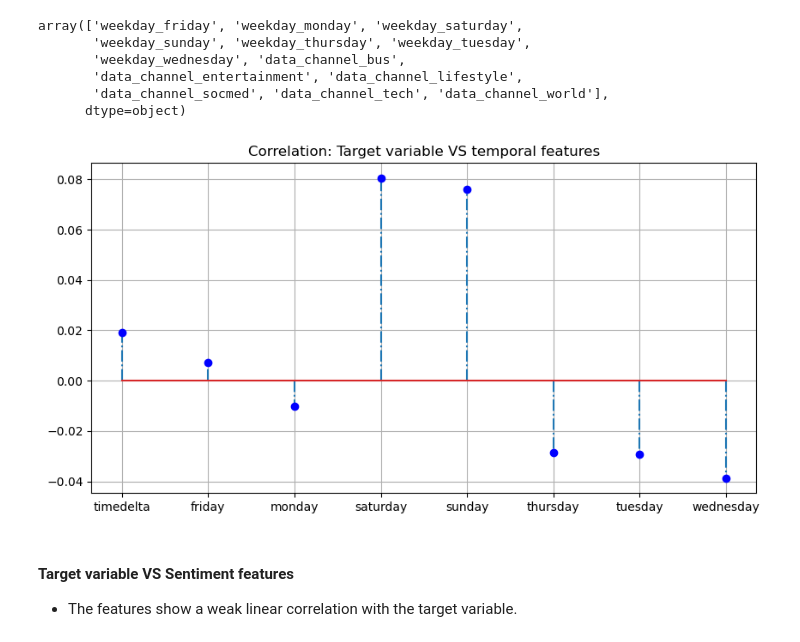
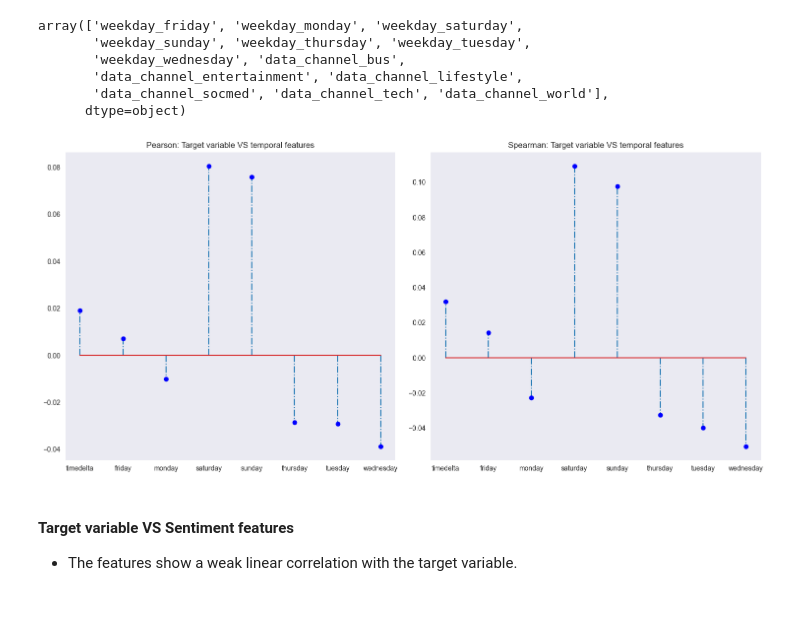
Before and after one commit to lolloberga/predict-shares-online-news, a Jupyter notebook: dataset_exploration.ipynb, the cells around one changed output. Cells and saved outputs as stored; diff of their text form; code cells hidden in the pictures; blank space fills up the shorter version.

Commit message:
add: spearman correlation on multivariate analysis

```diff
--- a/dataset_exploration.ipynb
+++ b/dataset_exploration.ipynb
@@ -362,7 +362,7 @@ additional_columns = enc.get_feature_names_out()
 print(encoded_df.toarray().shape)
 working_df_dev = df_dev.copy()
 working_df_dev[additional_columns] = encoded_df.toarray()
-working_df_dev.drop(['weekday', 'data_channel'], axis = 1)
+working_df_dev.drop(['weekday', 'data_channel', 'url', 'id'], axis = 1, inplace=True)
 working_df_dev
 # %% [output]
 (31715, 13)
@@ -456,6 +443,7 @@ sns.heatmap(non_lin_corr_log)
 - Saturday and sunday have a weak linear positive correlation with the target variable
 # %%
 shares_corr = log_target_corr['shares']
+shares_corr_sp = non_lin_corr_log['shares']
 # %%
 additional_columns
 # %% [output]
@@ -466,17 +454,28 @@ array(['weekday_friday', 'weekday_monday', 'weekday_saturday',
        'data_channel_socmed', 'data_channel_tech', 'data_channel_world'],
       dtype=object)
 # %%
-df_temp = shares_corr[['timedelta','weekday_friday', 'weekday_monday', 'weekday_saturday',
-       'weekday_sunday', 'weekday_thursday', 'weekday_tuesday',
-       'weekday_wednesday']]
-fig, ax = plt.subplots(1,1, figsize=(10,5))
-ax.stem(['timedelta','friday', 'monday', 'saturday',
+temp_attributes = ['timedelta','weekday_friday', 'weekday_monday', 'weekday_saturday',
+                   'weekday_sunday', 'weekday_thursday', 'weekday_tuesday',
+                   'weekday_wednesday']
+df_temp = shares_corr[temp_attributes]
+df_temp_sp = shares_corr_sp[temp_attributes]
+
+fig, ax = plt.subplots(1,2, figsize=(15,7))
+ax[0].stem(['timedelta','friday', 'monday', 'saturday',
        'sunday', 'thursday', 'tuesday',
        'wednesday'], df_temp, linefmt='-.', markerfmt='bo')
-plt.title("Correlation: Target variable VS temporal features")
-plt.grid()
+ax[0].grid()
+ax[0].set_title("Pearson: Target variable VS temporal features")
+ax[1].stem(['timedelta','friday', 'monday', 'saturday',
+            'sunday', 'thursday', 'tuesday',
+            'wednesday'], df_temp_sp, linefmt='-.', markerfmt='bo')
+ax[1].grid()
+ax[1].set_title("Spearman: Target variable VS temporal features")
+
+plt.tight_layout()
+plt.show()
 # %% [output]
-[figure, old version]
+[figure, new version]
 # %% [markdown]
 #### Target variable VS Sentiment features
 - The features show a weak linear correlation with the target variable.
```
Also changed, not shown: parts of 16 cells of this notebook.
